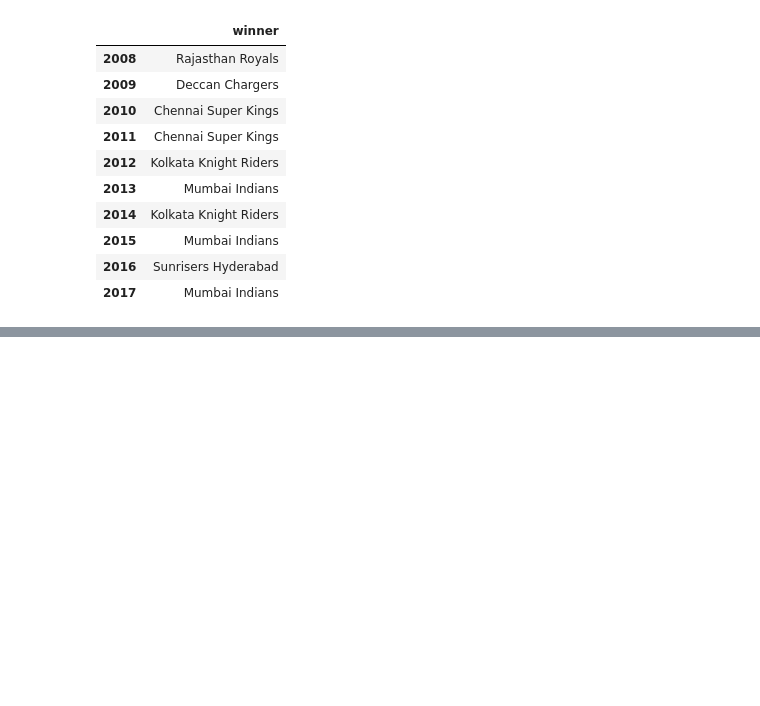
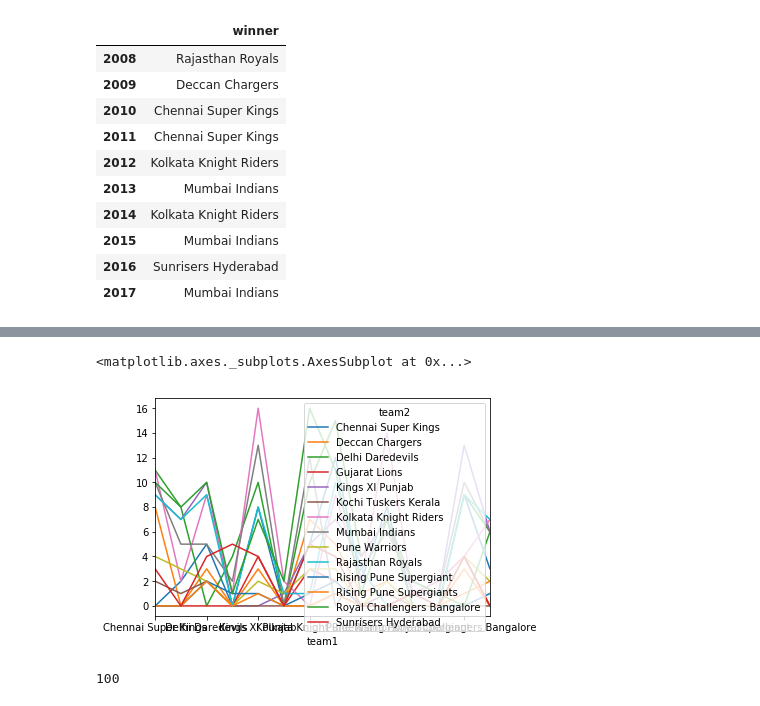
Before and after one commit to mlakkireddy/git-github, a Jupyter notebook: ipl_data_analysis_python.ipynb, the cells around one changed output, grey strips where cells are left out. Saved outputs shown, nothing was run; the diff lists cells and outputs as text; code cells hidden in the pictures; blank space fills up the shorter version.

```diff
--- a/ipl_data_analysis_python.ipynb
+++ b/ipl_data_analysis_python.ipynb
@@ -218,0 +299,2 @@ d2
+# %%
+data.set_index('city')
@@ -218,0 +321,2 @@ d2
+# %%
+data.set_index('id')
@@ -218,0 +343,2 @@ d2
+# %%
+data.set_index('city').head()
@@ -218,0 +384,3 @@ d2
+# %%
+#changing data type
+data.date_weekday=data.date_weekday.astype('category')
@@ -218,0 +407,10 @@ d2
+# %%
+%matplotlib inline
+pd.crosstab(data.team1,data.team2).plot()
+# %% [output]
+<matplotlib.axes._subplots.AxesSubplot at 0x...>
+[figure, added]
+# %%
+pd.get_option('display.max_seq_items')
+# %% [output]
+100
```
Also changed, not shown: parts of 52 cells of this notebook.
